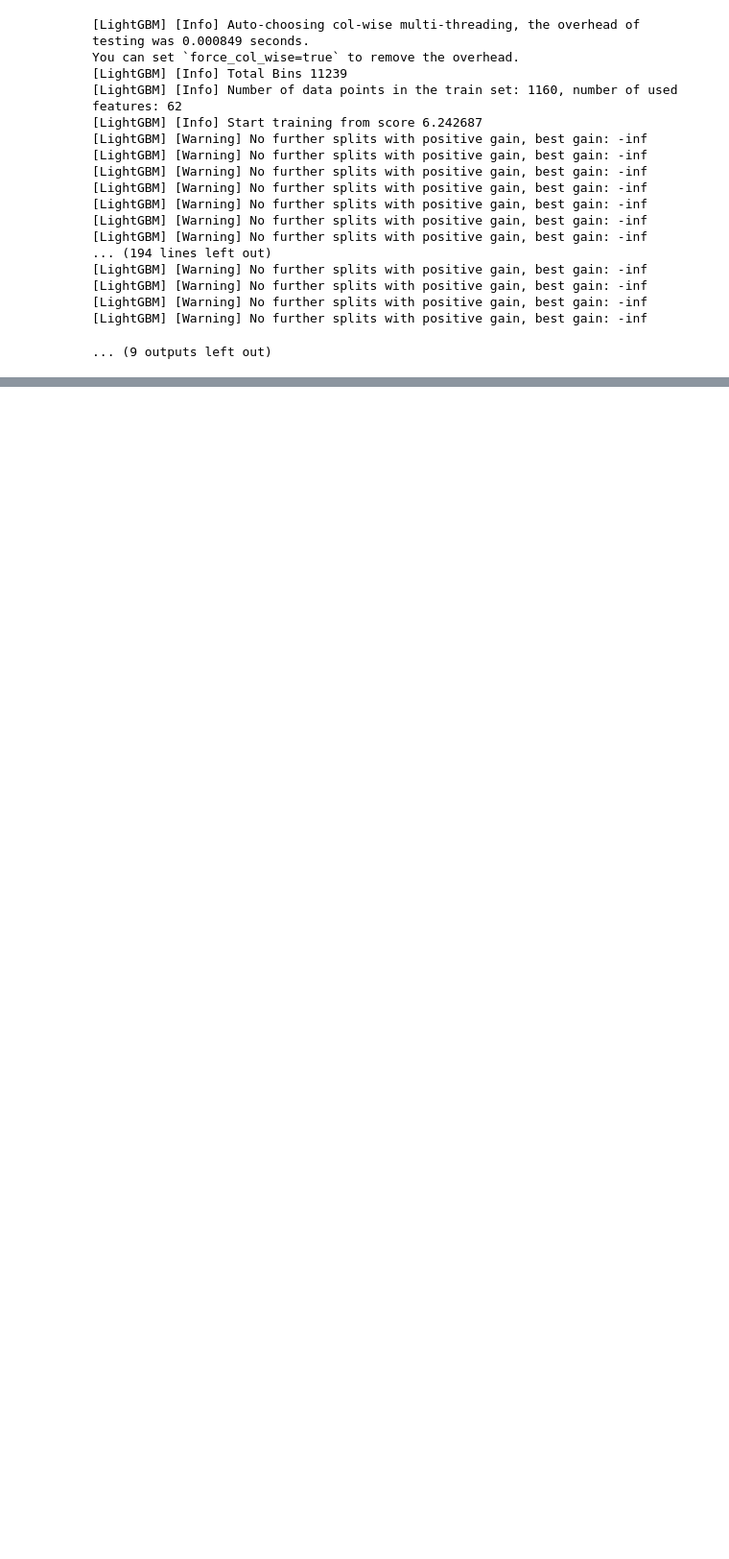
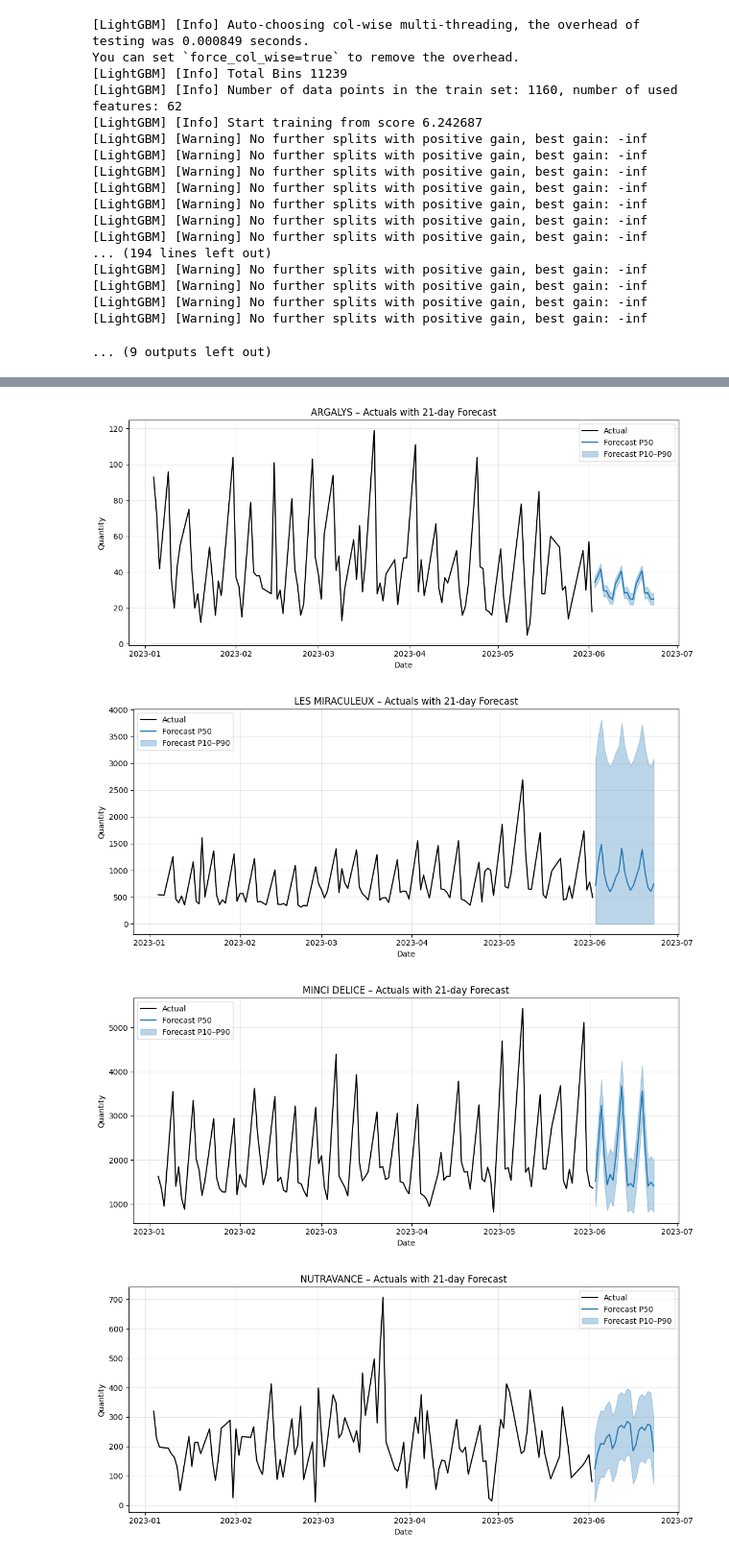
Before and after one commit to Mr-Saab-29/alki-forecast, a Jupyter notebook: notebooks/03_model_experiments/model_exp.ipynb, the cells around one changed output, grey strips where cells are left out. Shown at 96% size. Cells and saved outputs as stored; diff of their text form; code cells hidden in the pictures; blank space fills up the shorter version.

Commit message:
forecast cycle

```diff
--- a/notebooks/03_model_experiments/model_exp.ipynb
+++ b/notebooks/03_model_experiments/model_exp.ipynb
@@ -1257,0 +1493,8 @@ You can set `force_col_wise=true` to remove the overhead.
+# %%
+forecast_df = save_models_and_forecast(
+    df_clean,
+    best_yaml_path="outputs/cv/candidates/best_models_composite.yaml",
+    horizon=21,
+    models_dir="outputs/models",
+    forecasts_path="outputs/forecasts/forecast_quantiles.csv",
+)
@@ -1257,0 +1528,49 @@ You can set `force_col_wise=true` to remove the overhead.
+# %%
+import pandas as pd
+import matplotlib.pyplot as plt
+
+# choose customer to visualise
+customers = df_clean["CUSTOMER"].unique()
+
+for cust in customers:
+    hist_tail = (
+        df_clean[df_clean["CUSTOMER"] == cust]
+        .sort_values("DATE")
+        .tail(150)                                     # last ~3 months
+        .assign(source="actual")
+    )
+
+    forecast_plot = (
+        forecast_df[forecast_df["CUSTOMER"] == cust]
+        .sort_values("DATE")
+        .assign(source="forecast")
+    )
+
+    fig, ax = plt.subplots(figsize=(11, 5))
+
+    # historical actuals
+    ax.plot(hist_tail["DATE"], hist_tail["QUANTITY"], label="Actual", color="black")
+
+    # forecast median and shaded band
+    ax.plot(forecast_plot["DATE"], forecast_plot["P50"], label="Forecast P50", color="tab:blue")
+    ax.fill_between(
+        forecast_plot["DATE"],
+        forecast_plot["P10"],
+        forecast_plot["P90"],
+        color="tab:blue",
+        alpha=0.3,
+        label="Forecast P10–P90"
+    )
+
+    ax.set_title(f"{cust} – Actuals with 21-day Forecast")
+    ax.set_xlabel("Date")
+    ax.set_ylabel("Quantity")
+    ax.legend()
+    ax.grid(alpha=0.3)
+    plt.tight_layout()
+    plt.show()
+# %% [output]
+[figure, added]
+[figure, added]
+[figure, added]
+[figure, added]
```
Also changed, not shown: parts of 6 cells of this notebook, 4 other files.
